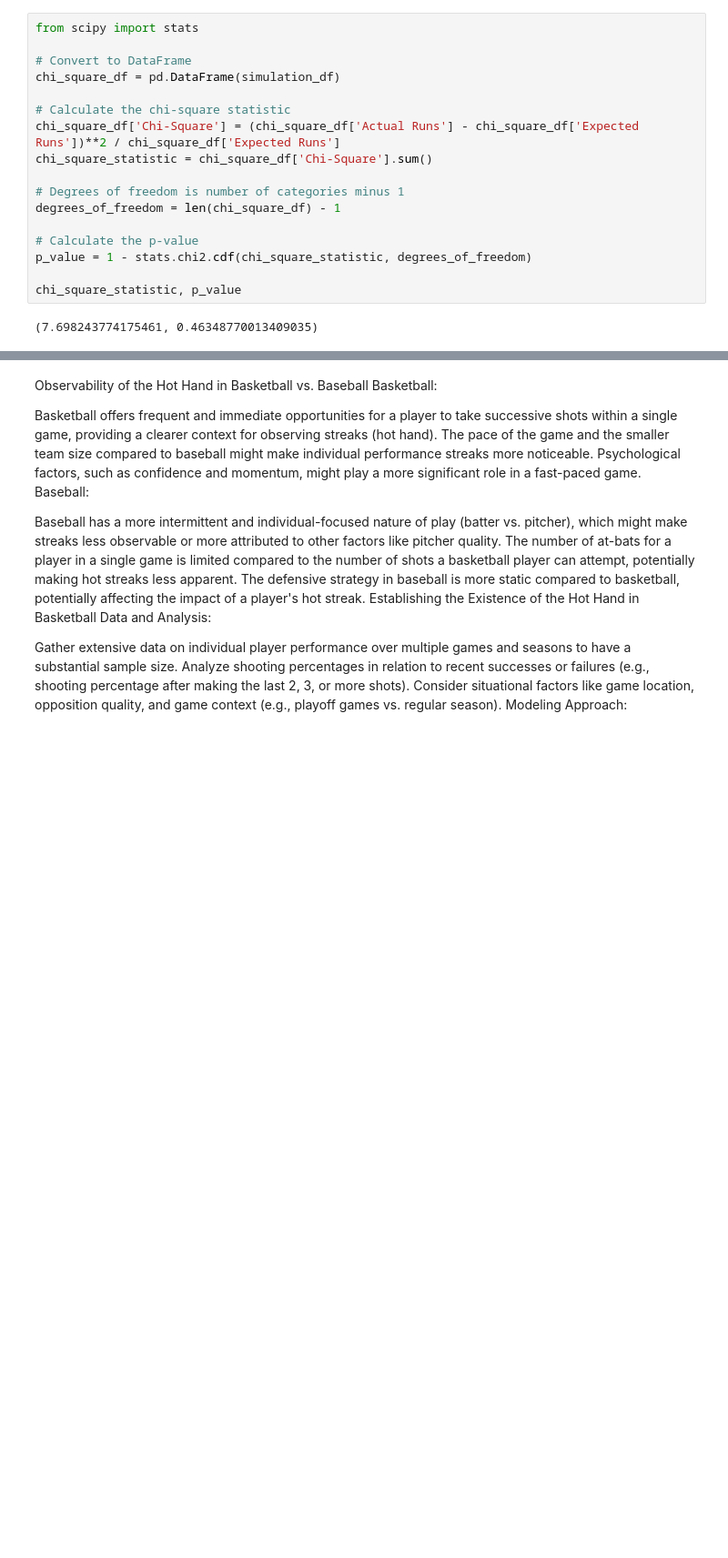
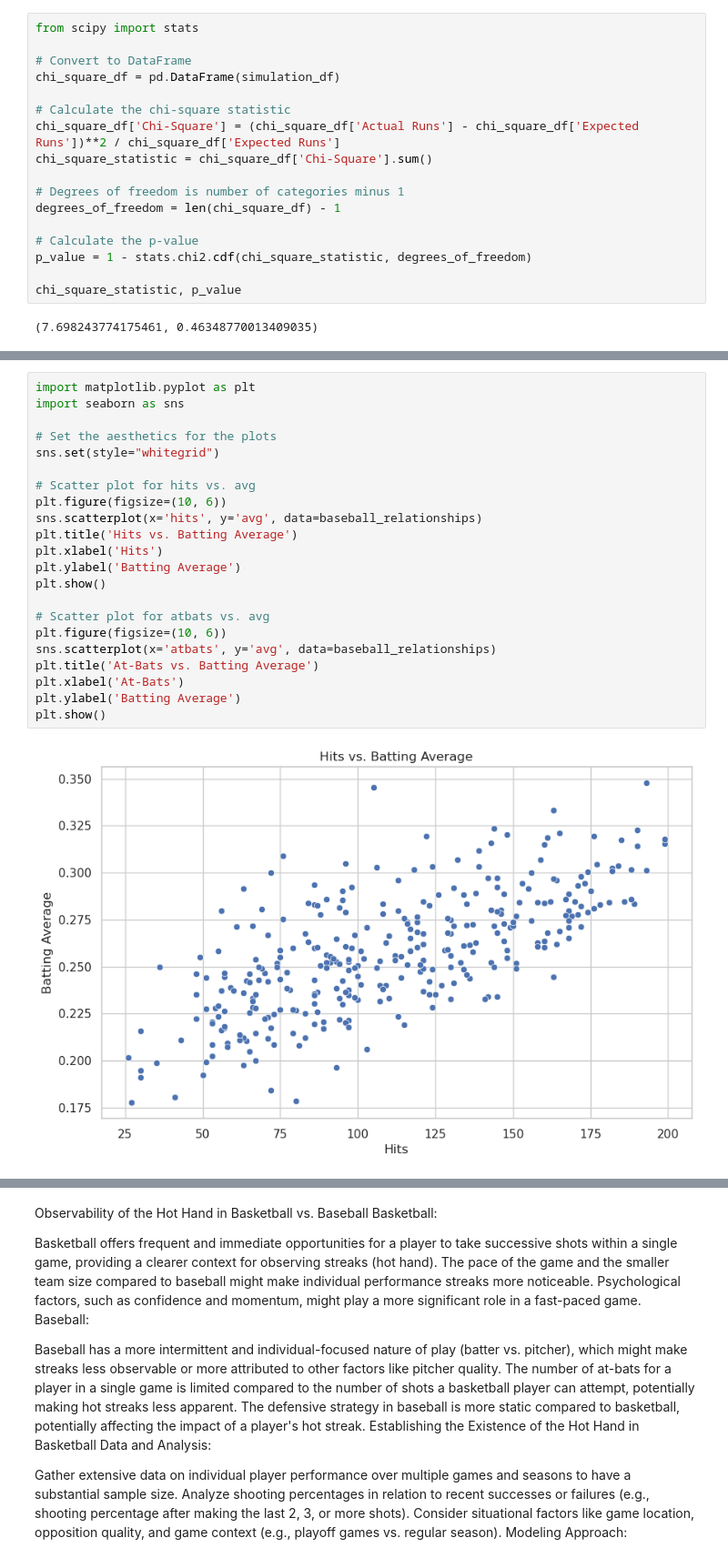
Before and after one commit to rsm-tiy020/MGTA453_Week6_Case, a Jupyter notebook: MGTA453_Week6Case_HotHand.ipynb, the cells around one changed output, grey strips where cells are left out. Shown at 91% size. Cells and saved outputs as stored; diff of their text form; blank space fills up the shorter version.

```diff
--- a/MGTA453_Week6Case_HotHand.ipynb
+++ b/MGTA453_Week6Case_HotHand.ipynb
@@ -755,0 +775,24 @@ chi_square_statistic, p_value
+# %%
+import matplotlib.pyplot as plt
+import seaborn as sns
+
+# Set the aesthetics for the plots
+sns.set(style="whitegrid")
+
+# Scatter plot for hits vs. avg
+plt.figure(figsize=(10, 6))
+sns.scatterplot(x='hits', y='avg', data=baseball_relationships)
+plt.title('Hits vs. Batting Average')
+plt.xlabel('Hits')
+plt.ylabel('Batting Average')
+plt.show()
+
+# Scatter plot for atbats vs. avg
+plt.figure(figsize=(10, 6))
+sns.scatterplot(x='atbats', y='avg', data=baseball_relationships)
+plt.title('At-Bats vs. Batting Average')
+plt.xlabel('At-Bats')
+plt.ylabel('Batting Average')
+plt.show()
+# %% [output]
+[figure, added]
```
Also changed, not shown: parts of 2 cells of this notebook.
